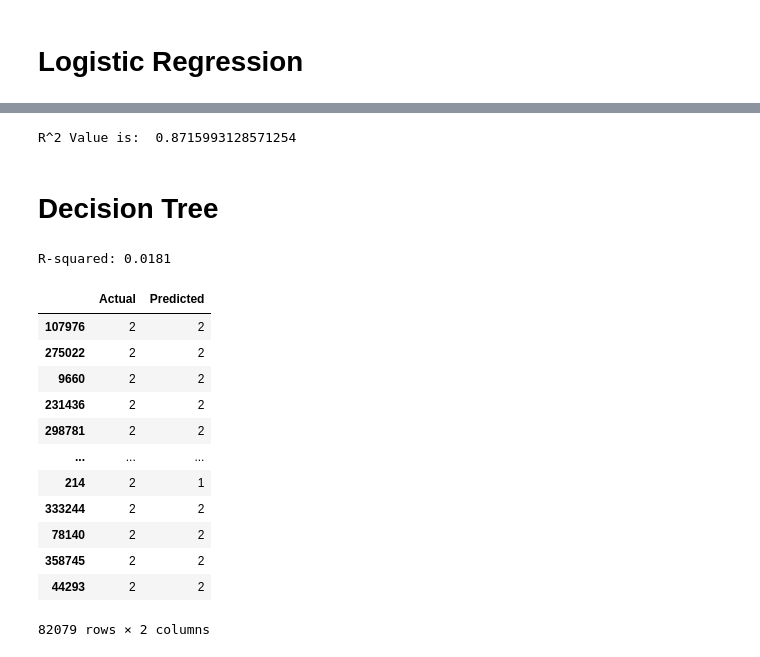
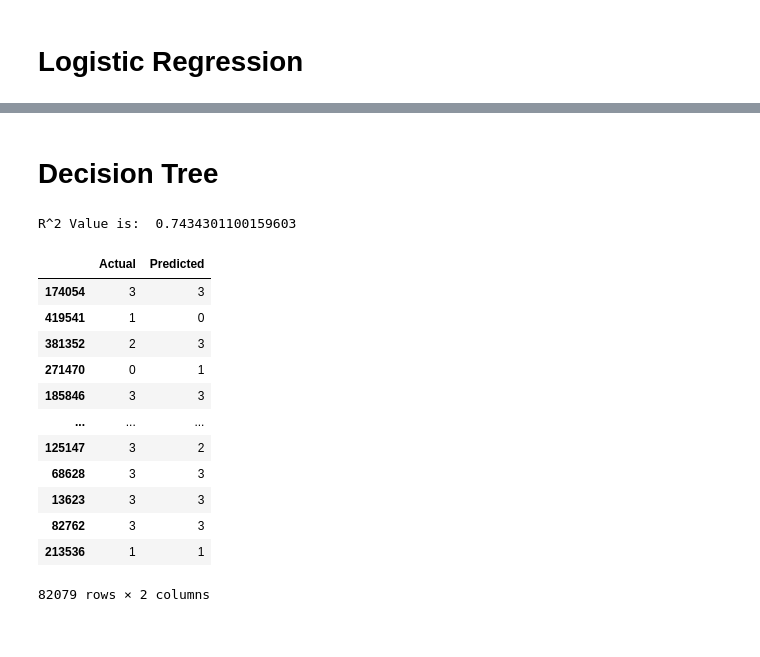
Before and after one commit to TheAidenTv/CS-4403-Project, a Jupyter notebook: CS_4403_Project.ipynb, the cells around one changed output, grey strips where cells are left out. Cells and saved outputs as stored; diff of their text form; code cells hidden in the pictures.

```diff
--- a/CS_4403_Project.ipynb
+++ b/CS_4403_Project.ipynb
@@ -367,7 +370,9 @@ y = df['FPS']
 
 # x = df[['CpuName', 'GpuName']] # Accuracy is 0.860256
 # x = df[['CpuName', 'GpuName', 'GameSetting']] # Accuracy is 0.860817
-x = df[['CpuName', 'GpuName', 'GpuMemorySize']] # Accruacy is 0.8715993
+# x = df[['CpuName', 'GpuName', 'GpuMemorySize']] # Accruacy is 0.8715993
 # x = df[['CpuName', 'GpuName', 'GpuMemorySize', 'GameSetting']] # Accuracy is 0.87097796 with a warning?
 
 # x = df[['CpuName', 'GpuName', 'GpuMemorySize', 'GameSetting', 'GameResolution']] # Accuracy is
+
+x = df[['CpuName', 'GpuName', 'GameSetting', 'GpuMemorySize', 'GameName']]
@@ -383,5 +413,0 @@ y_pred = regressor.predict(x_test)
-# %%
-# Printing the accuracy of the model
-print('R^2 Value is: ', regressor.score(x_test, y_test))
-# %% [output]
-R^2 Value is:  0.8715993128571254
@@ -388,38 +420,42 @@ R^2 Value is:  0.8715993128571254
 # %% [markdown]
 # Decision Tree
 # %%
-from sklearn.tree import DecisionTreeRegressor
+from sklearn.model_selection import train_test_split
+from sklearn.tree import DecisionTreeClassifier
 from sklearn import metrics
 from sklearn.metrics import mean_squared_error, mean_absolute_error, r2_score
 
-regressor = DecisionTreeRegressor(random_state=0)
+regressor = DecisionTreeClassifier()
+
+x_train, x_test, y_train, y_test = train_test_split(x, y, test_size=0.20, random_state=25)
 
 regressor.fit(x_train,y_train)
 
 y_pred = regressor.predict(x_test)
 
 # Round the predictions to the nearest integer
 y_pred = (np.rint(y_pred)).astype(int)
+
+# Printing the accuracy of the model
+print('R^2 Value is: ', regressor.score(x_test, y_test))
+
+traintTest = pd.DataFrame({'Actual': y_test, 'Predicted': y_pred})
+traintTest
+# %% [output]
+R^2 Value is:  0.7434301100159603
+|  | Actual | Predicted |
+| 174054 | 3 | 3 |
+| 419541 | 1 | 0 |
+| 381352 | 2 | 3 |
+| 271470 | 0 | 1 |
+| 185846 | 3 | 3 |
+| ... | ... | ... |
+| 125147 | 3 | 2 |
+| 68628 | 3 | 3 |
+| 13623 | 3 | 3 |
+| 82762 | 3 | 3 |
+| 213536 | 1 | 1 |
+82079 rows × 2 columns
-# %%
-print('R-squared: {0:.4f}'.format(r2_score(y_test, y_pred)))
-
-traintTest = pd.DataFrame({'Actual': y_test, 'Predicted': y_pred})
-traintTest
-# %% [output]
-R-squared: 0.0181
-|  | Actual | Predicted |
-| 107976 | 2 | 2 |
-| 275022 | 2 | 2 |
-| 9660 | 2 | 2 |
-| 231436 | 2 | 2 |
-| 298781 | 2 | 2 |
-| ... | ... | ... |
-| 214 | 2 | 1 |
-| 333244 | 2 | 2 |
-| 78140 | 2 | 2 |
-| 358745 | 2 | 2 |
-| 44293 | 2 | 2 |
-82079 rows × 2 columns
 # %%
 # Seeing how many predictions were correct
 traintTest['Correct'] = traintTest['Actual'] == traintTest['Predicted']
```
Also changed, not shown: parts of 21 cells of this notebook.
